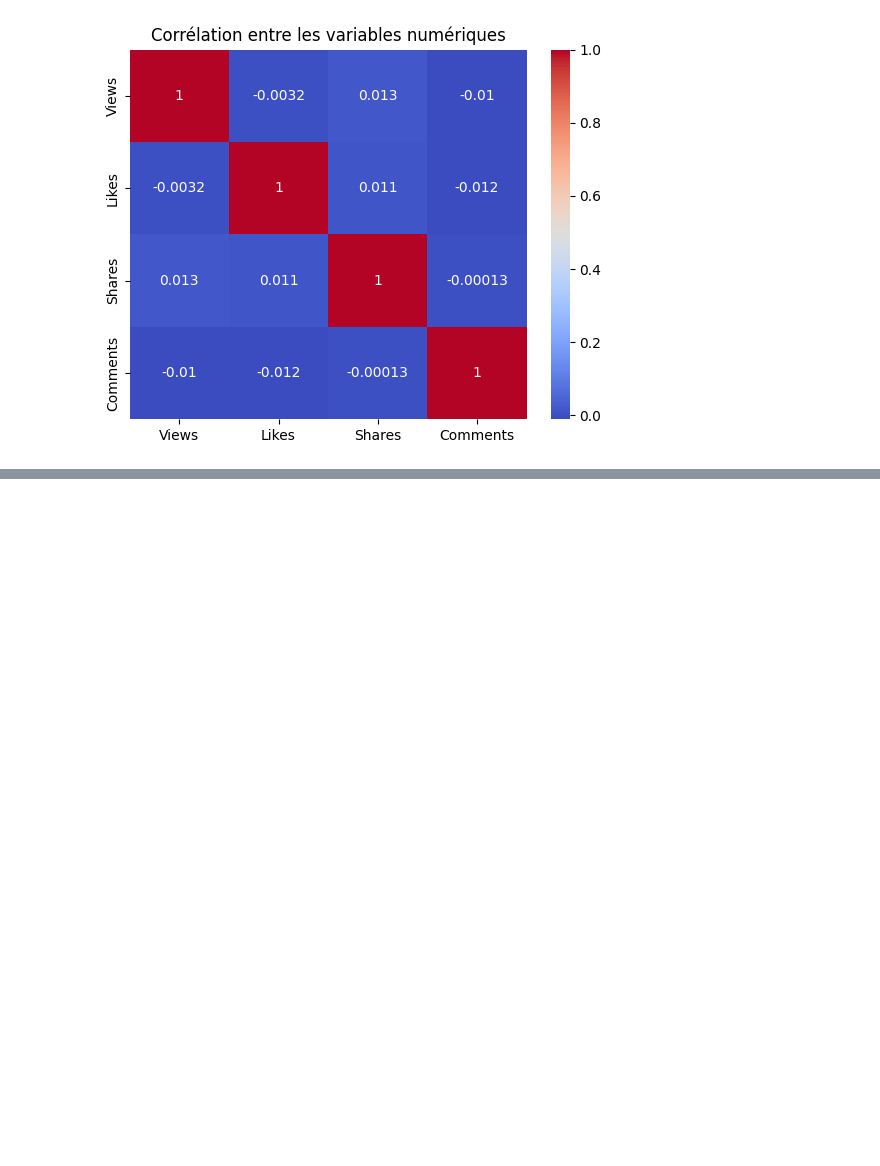
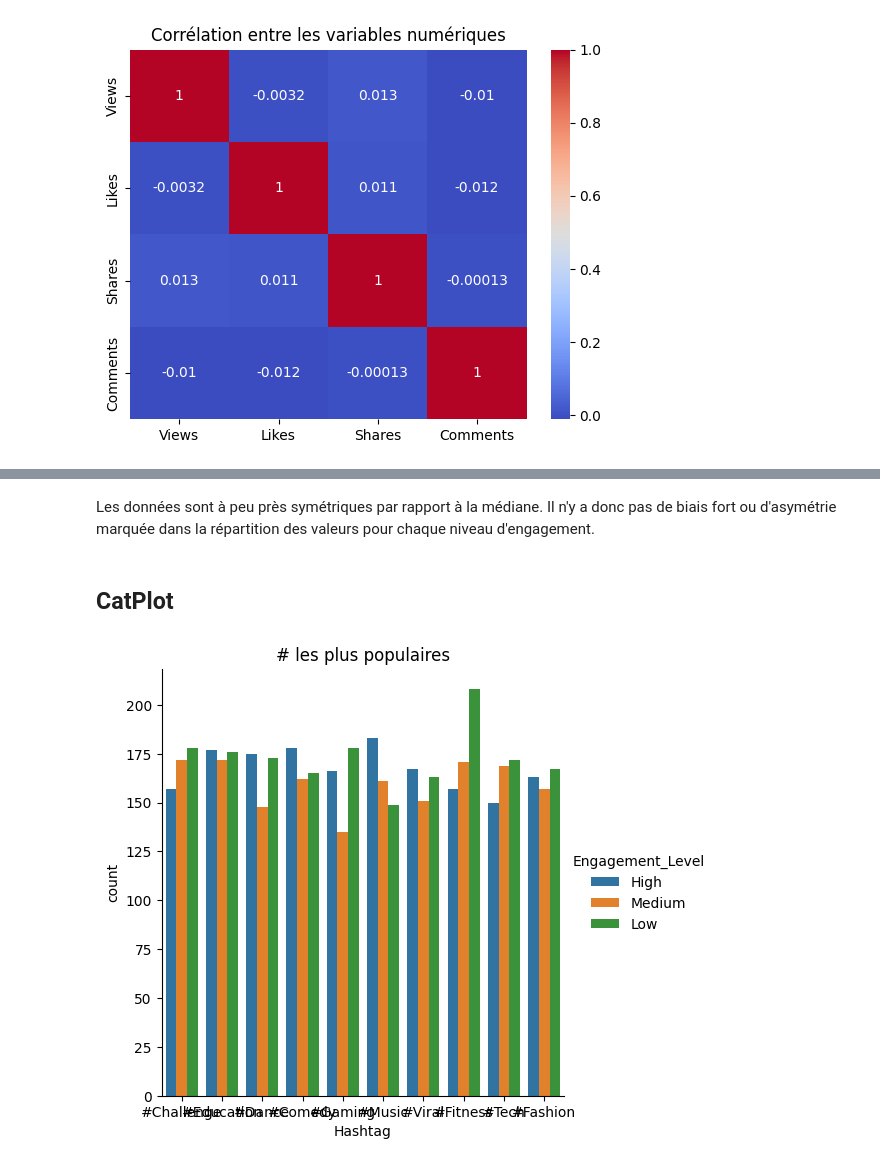
Before and after one commit to alexd0104/viral-trends-prediction, a Jupyter notebook: preprocessing/data_exploration.ipynb, the cells around one changed output, grey strips where cells are left out. Cells and saved outputs as stored; diff of their text form; code cells hidden in the pictures; blank space fills up the shorter version.

```diff
--- a/preprocessing/data_exploration.ipynb
+++ b/preprocessing/data_exploration.ipynb
@@ -137,0 +172,12 @@ plt.show()
+# %% [markdown]
+Les données sont à peu près symétriques par rapport à la médiane. Il n'y a donc pas de biais fort ou d'asymétrie marquée dans la répartition des valeurs pour chaque niveau d'engagement.
+# %% [markdown]
+## CatPlot
+# %%
+top_hashtags = df['Hashtag'].value_counts().nlargest(10).index
+sns.catplot(data=df[df['Hashtag'].isin(top_hashtags)],
+            x="Hashtag", kind="count", hue="Engagement_Level")
+plt.title("# les plus populaires")
+plt.show()
+# %% [output]
+[figure, added]
```
Also changed, not shown: parts of 8 cells of this notebook.
